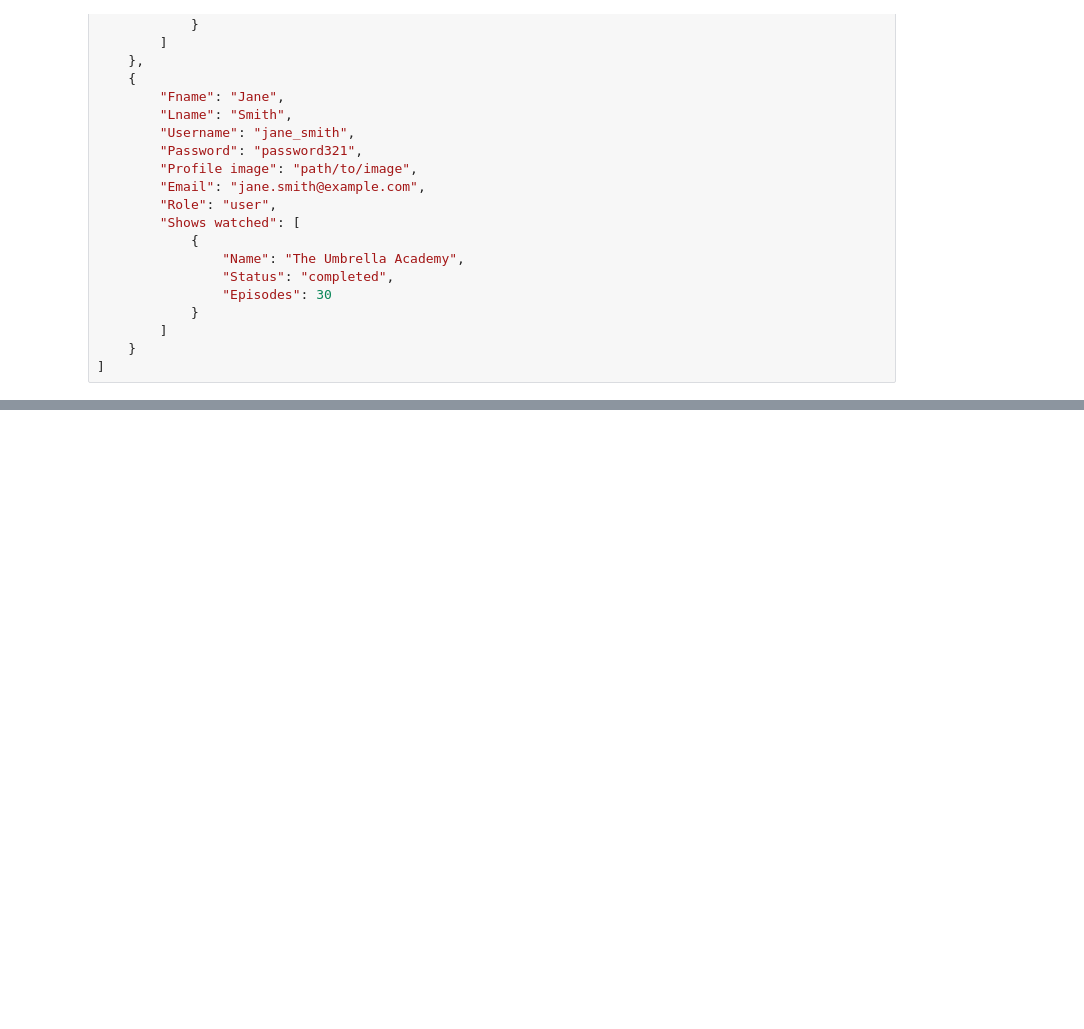
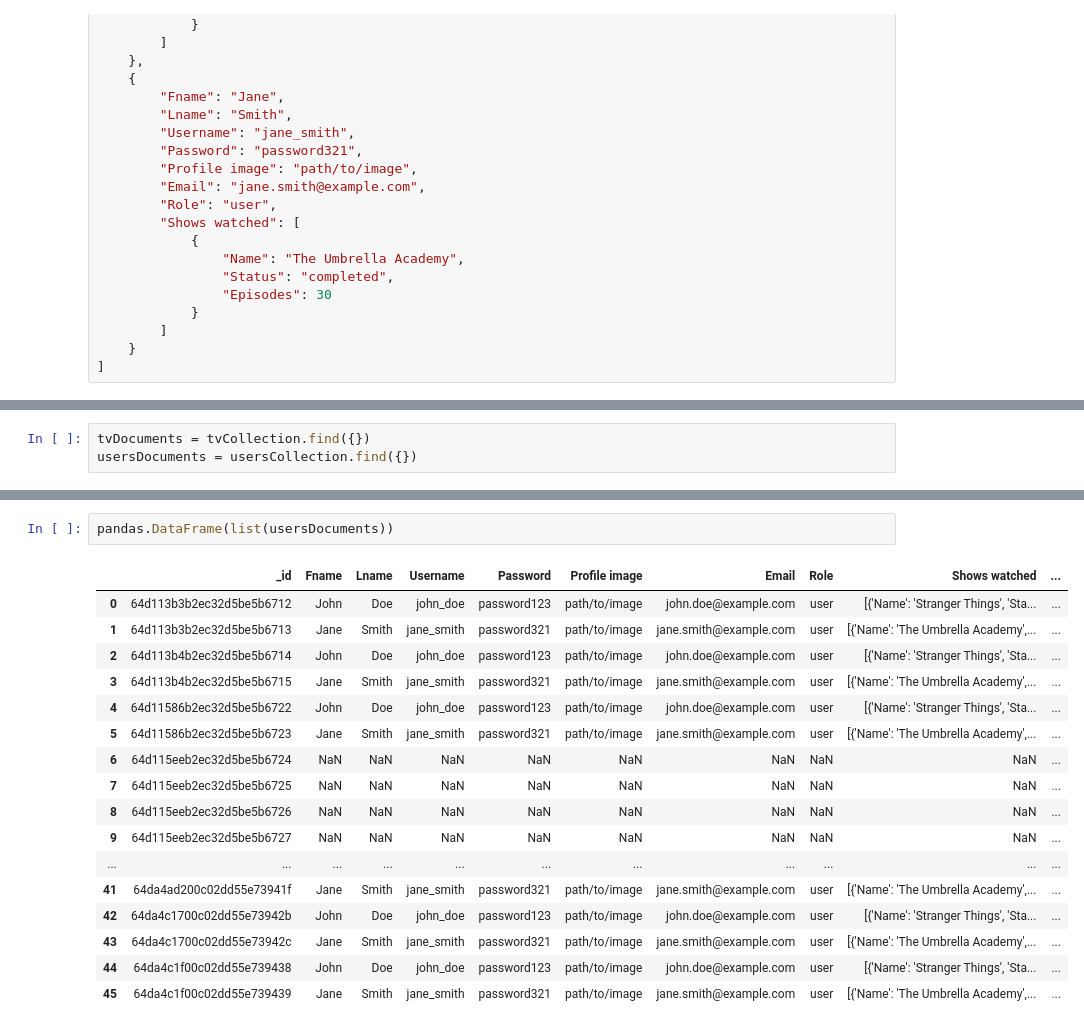
Before and after one commit to JKRAYV/Progress_Tracker_Project, a Jupyter notebook: CreateAndInsert.ipynb, the cells around one changed output, grey strips where cells are left out. Cells and saved outputs as stored; diff of their text form; blank space fills up the shorter version.

```diff
--- a/CreateAndInsert.ipynb
+++ b/CreateAndInsert.ipynb
@@ -106,2 +112,5 @@ print("User Data inserted successfully.")
 # %% [output]
 User Data inserted successfully.
+# %%
+tvDocuments = tvCollection.find({})
+usersDocuments = usersCollection.find({})
@@ -107,0 +133,20 @@ User Data inserted successfully.
+# %%
+pandas.DataFrame(list(usersDocuments))
+# %% [output]
+|  | _id | Fname | Lname | Username | Password | Profile image | Email | Role | Shows watched | ... |
+| 0 | 64d113b3b2ec32d5be5b6712 | John | Doe | john_doe | password123 | path/to/image | john.doe@example.com | user | [{'Name': 'Stranger Things', 'Sta... | ... |
+| 1 | 64d113b3b2ec32d5be5b6713 | Jane | Smith | jane_smith | password321 | path/to/image | jane.smith@example.com | user | [{'Name': 'The Umbrella Academy',... | ... |
+| 2 | 64d113b4b2ec32d5be5b6714 | John | Doe | john_doe | password123 | path/to/image | john.doe@example.com | user | [{'Name': 'Stranger Things', 'Sta... | ... |
+| 3 | 64d113b4b2ec32d5be5b6715 | Jane | Smith | jane_smith | password321 | path/to/image | jane.smith@example.com | user | [{'Name': 'The Umbrella Academy',... | ... |
+| 4 | 64d11586b2ec32d5be5b6722 | John | Doe | john_doe | password123 | path/to/image | john.doe@example.com | user | [{'Name': 'Stranger Things', 'Sta... | ... |
+| 5 | 64d11586b2ec32d5be5b6723 | Jane | Smith | jane_smith | password321 | path/to/image | jane.smith@example.com | user | [{'Name': 'The Umbrella Academy',... | ... |
+| 6 | 64d115eeb2ec32d5be5b6724 | NaN | NaN | NaN | NaN | NaN | NaN | NaN | NaN | ... |
+| 7 | 64d115eeb2ec32d5be5b6725 | NaN | NaN | NaN | NaN | NaN | NaN | NaN | NaN | ... |
+| 8 | 64d115eeb2ec32d5be5b6726 | NaN | NaN | NaN | NaN | NaN | NaN | NaN | NaN | ... |
+| 9 | 64d115eeb2ec32d5be5b6727 | NaN | NaN | NaN | NaN | NaN | NaN | NaN | NaN | ... |
+| ... | ... | ... | ... | ... | ... | ... | ... | ... | ... | ... |
+| 41 | 64da4ad200c02dd55e73941f | Jane | Smith | jane_smith | password321 | path/to/image | jane.smith@example.com | user | [{'Name': 'The Umbrella Academy',... | ... |
+| 42 | 64da4c1700c02dd55e73942b | John | Doe | john_doe | password123 | path/to/image | john.doe@example.com | user | [{'Name': 'Stranger Things', 'Sta... | ... |
+| 43 | 64da4c1700c02dd55e73942c | Jane | Smith | jane_smith | password321 | path/to/image | jane.smith@example.com | user | [{'Name': 'The Umbrella Academy',... | ... |
+| 44 | 64da4c1f00c02dd55e739438 | John | Doe | john_doe | password123 | path/to/image | john.doe@example.com | user | [{'Name': 'Stranger Things', 'Sta... | ... |
+| 45 | 64da4c1f00c02dd55e739439 | Jane | Smith | jane_smith | password321 | path/to/image | jane.smith@example.com | user | [{'Name': 'The Umbrella Academy',... | ... |
```
Also changed, not shown: parts of 3 cells of this notebook.
